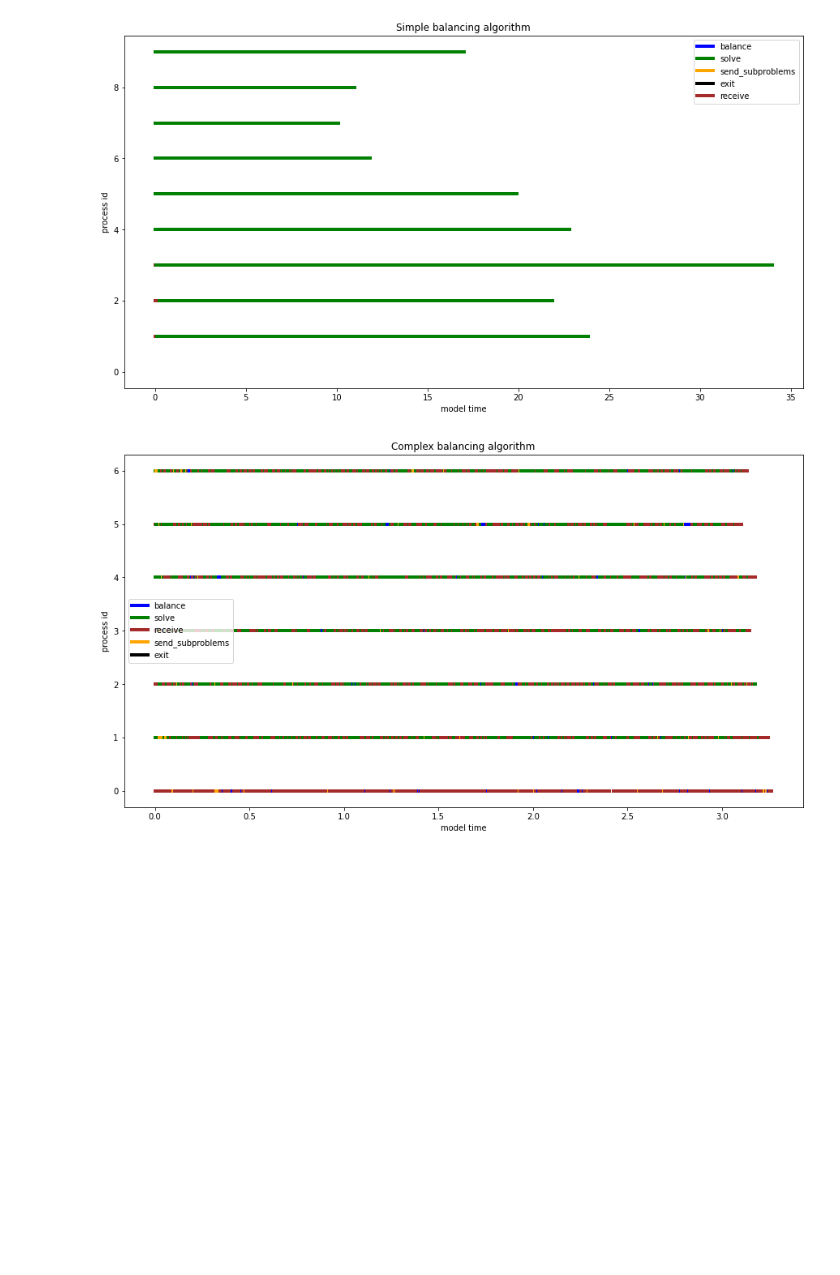
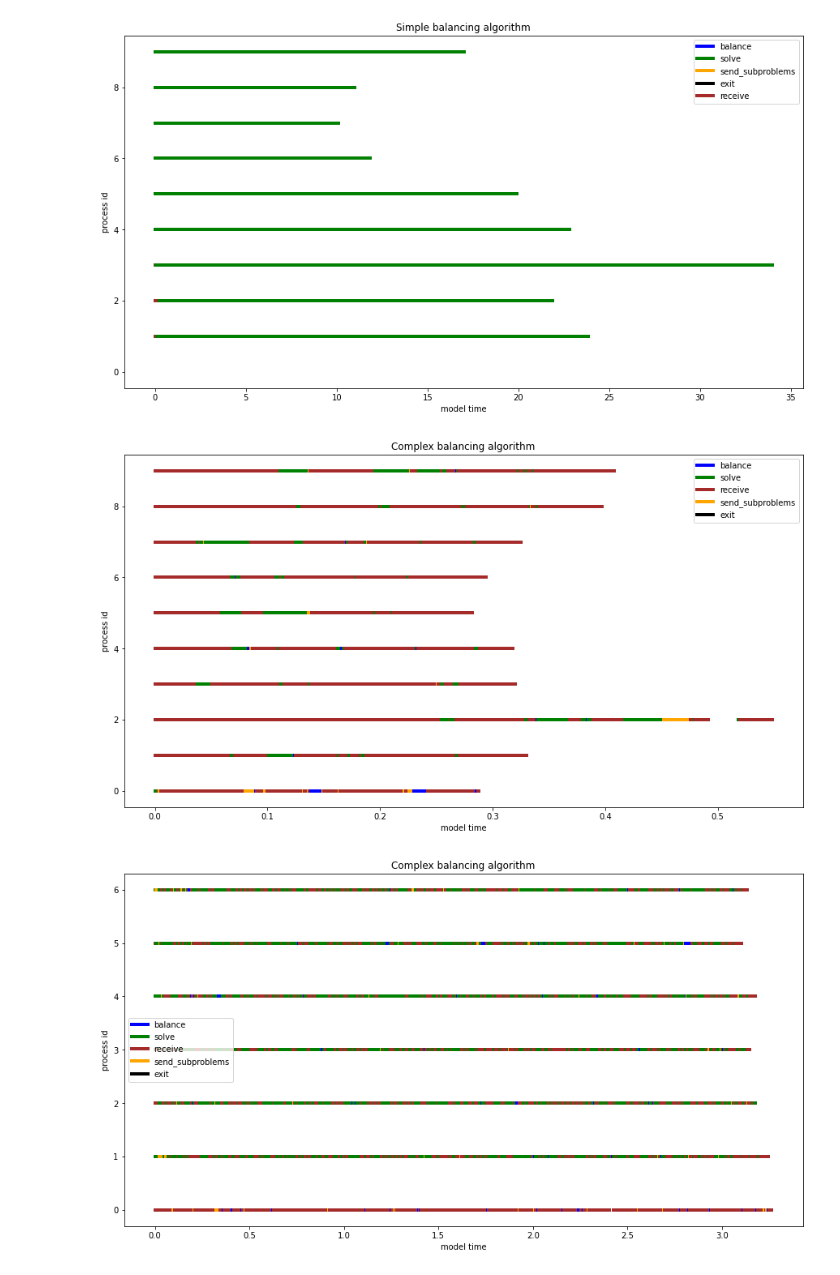
Before and after one commit to amonin7/knapsack_solution, a Jupyter notebook: Visualization.ipynb, the cells around one changed output. Saved outputs shown, nothing was run; the diff lists cells and outputs as text; code cells hidden in the pictures; blank space fills up the shorter version.

```diff
--- a/Visualization.ipynb
+++ b/Visualization.ipynb
@@ -80,6 +80,10 @@ def plot(trace_file: str, comm_file: str, title: str = 'plot'):
 plot('TraceSimple.csv', 'Communication33.csv', 'Simple balancing algorithm')
 # %% [output]
 [figure]
+# %%
+plot('TraceC.csv', 'Communicatio.csv', 'Complex balancing algorithm')
+# %% [output]
+[figure, added]
 # %%
 plot('TraceC.csv', 'Communicatio.csv', 'Complex balancing algorithm')
 # cnt = count('Trace33.csv', 'Communication33.csv')
```
Also changed, not shown: parts of 12 cells of this notebook, 2 other files.
